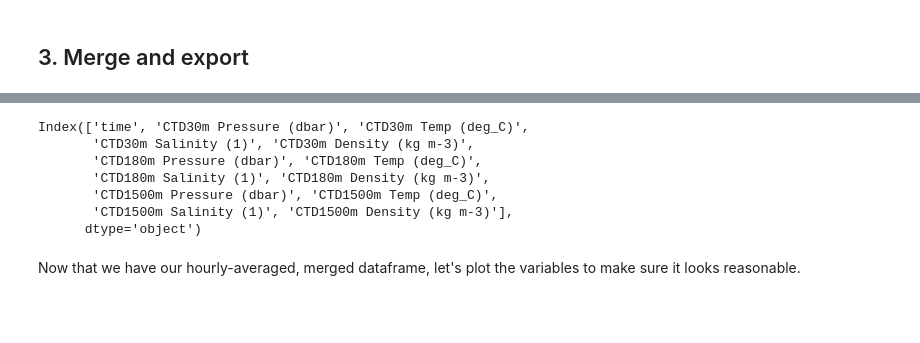
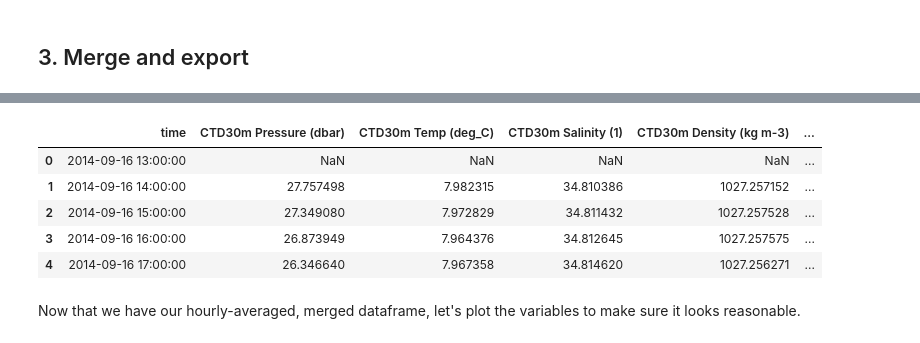
Before and after one commit to ooi-data-lab/nugget-notebooks, a Jupyter notebook: Theme2a_Irminger_seawater_temp_cycle.ipynb, the cells around one changed output, grey strips where cells are left out. Drawn from its saved outputs; the diff is of its cells as text; code cells hidden in the pictures; blank space fills up the shorter version.

Commit message:
added printing first few lines of dataframes

```diff
--- a/Theme2a_Irminger_seawater_temp_cycle.ipynb
+++ b/Theme2a_Irminger_seawater_temp_cycle.ipynb
@@ -299,14 +299,22 @@ merged = merged.sort_values('time').reset_index(drop=True)  # make sure the data
-# %%
-# print the column names of the new merged dataframe
-print(merged.columns)
-# %% [output]
-Index(['time', 'CTD30m Pressure (dbar)', 'CTD30m Temp (deg_C)',
-       'CTD30m Salinity (1)', 'CTD30m Density (kg m-3)',
-       'CTD180m Pressure (dbar)', 'CTD180m Temp (deg_C)',
-       'CTD180m Salinity (1)', 'CTD180m Density (kg m-3)',
-       'CTD1500m Pressure (dbar)', 'CTD1500m Temp (deg_C)',
-       'CTD1500m Salinity (1)', 'CTD1500m Density (kg m-3)'],
-      dtype='object')
+# %%
+# calculate hourly averages for each dataframe
+CTD30m_hourly = CTD30m_data_clean.resample('H', on='time').mean().dropna(how='all').reset_index()
+CTD180m_hourly = CTD180m_data_clean.resample('H', on='time').mean().dropna(how='all').reset_index()
+CTD1500m_hourly = CTD1500m_data_clean.resample('H', on='time').mean().dropna(how='all').reset_index()
+
+# merge the dataframes
+merge1 = pd.merge(CTD30m_hourly, CTD180m_hourly, on='time', how='outer')
+merged = pd.merge(merge1, CTD1500m_hourly, on='time', how='outer')
+merged = merged.sort_values('time').reset_index(drop=True)  # make sure the dataframe is sorted by time
+
+merged.head()
+# %% [output]
+|  | time | CTD30m Pressure (dbar) | CTD30m Temp (deg_C) | CTD30m Salinity (1) | CTD30m Density (kg m-3) | ... |
+| 0 | 2014-09-16 13:00:00 | NaN | NaN | NaN | NaN | ... |
+| 1 | 2014-09-16 14:00:00 | 27.757498 | 7.982315 | 34.810386 | 1027.257152 | ... |
+| 2 | 2014-09-16 15:00:00 | 27.349080 | 7.972829 | 34.811432 | 1027.257528 | ... |
+| 3 | 2014-09-16 16:00:00 | 26.873949 | 7.964376 | 34.812645 | 1027.257575 | ... |
+| 4 | 2014-09-16 17:00:00 | 26.346640 | 7.967358 | 34.814620 | 1027.256271 | ... |
 # %% [markdown]
 Now that we have our hourly-averaged, merged dataframe, let's plot the variables to make sure it looks reasonable.
 # %%
```
Also changed, not shown: parts of 1 cell of this notebook, 3 other files.
